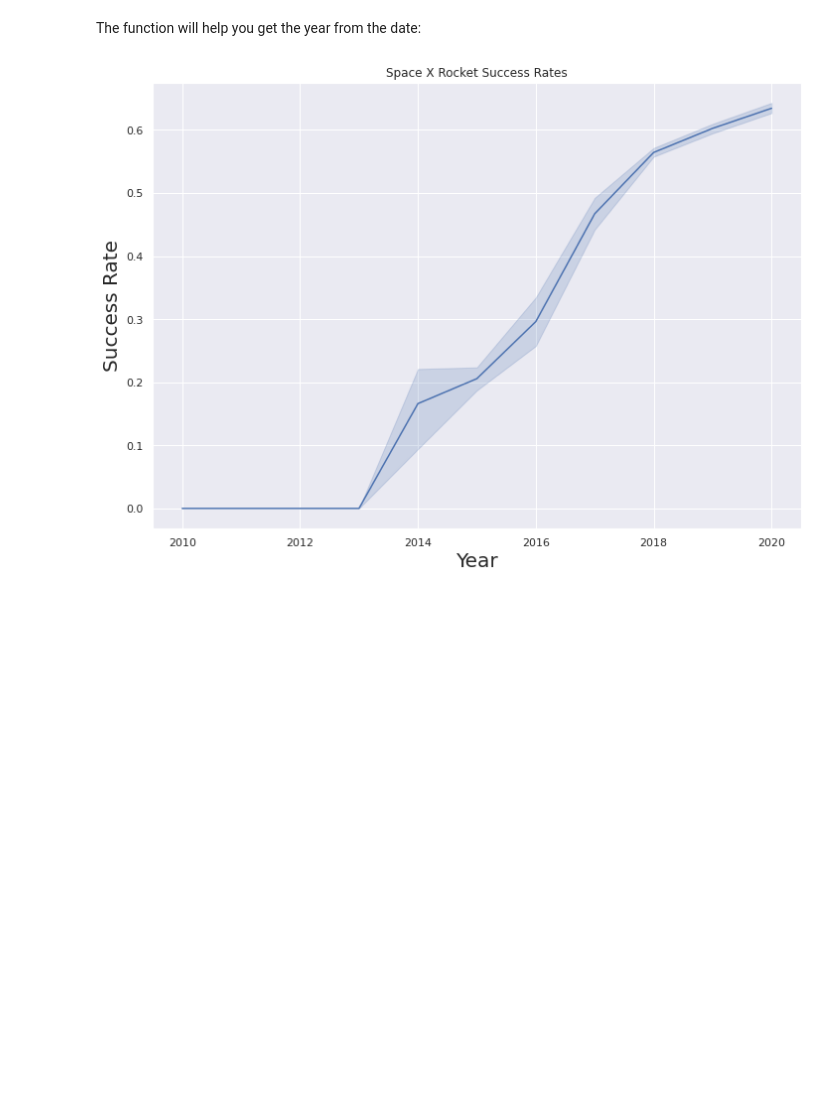
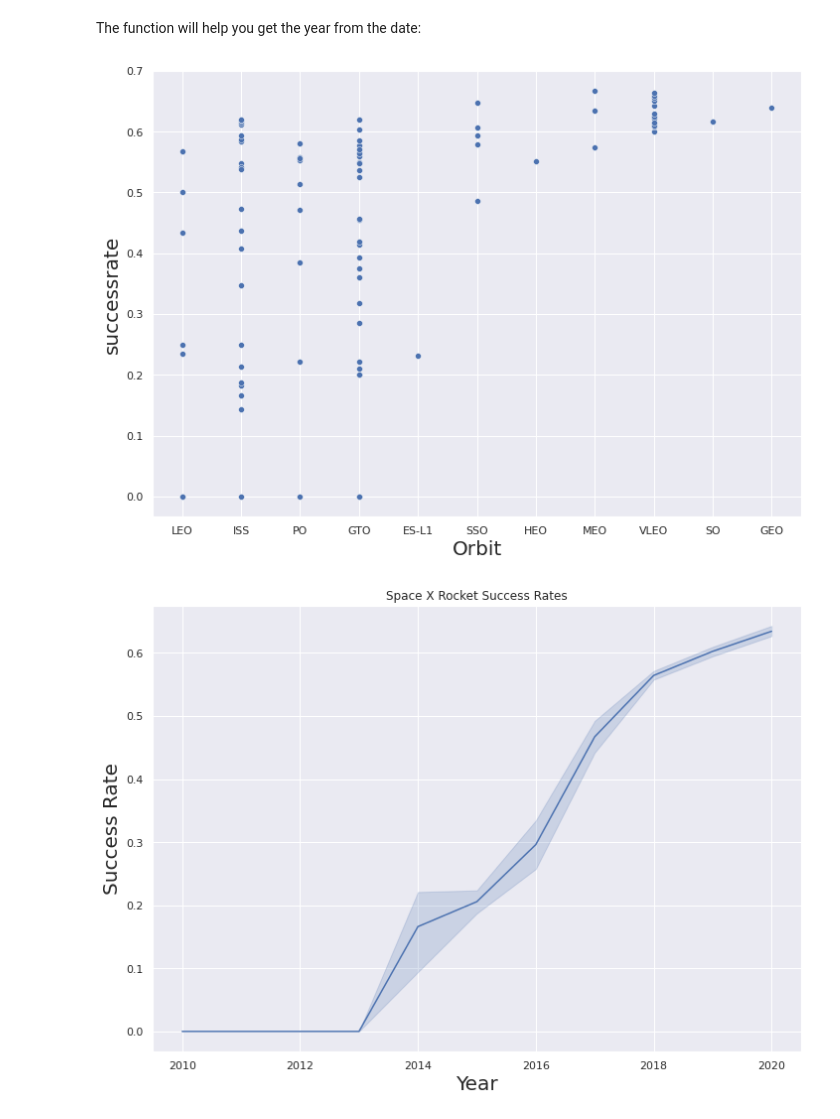
Before and after one commit to NoorHasanAlsayed/Applied-Data-Science-Capstone, a Jupyter notebook: Exploratory Data Analysis for Data Visualization.ipynb, the cells around one changed output. Drawn from its saved outputs; the diff is of its cells as text; code cells hidden in the pictures; blank space fills up the shorter version.

```diff
--- a/Exploratory Data Analysis for Data Visualization.ipynb
+++ b/Exploratory Data Analysis for Data Visualization.ipynb
@@ -180,6 +180,14 @@ for x in df['Class']:
 
 successratelist = np.array(successratelist)
 d = {'successrate':successratelist,'year':year}
+srot={'successrate':successratelist,'Orbit':df['Orbit']}
+# %%
+sns.scatterplot(x="Orbit",y="successrate",data = srot)
+plt.xlabel("Orbit",fontsize=20)
+plt.ylabel("successrate",fontsize=20)
+plt.show()
+# %% [output]
+[figure, added]
 # %%
 # Plot a line chart with x axis to be the extracted year and y axis to be the success rate
 sns.set(rc={'figure.figsize':(11.7,8.27)})
```
Also changed, not shown: parts of 1 cell of this notebook.
